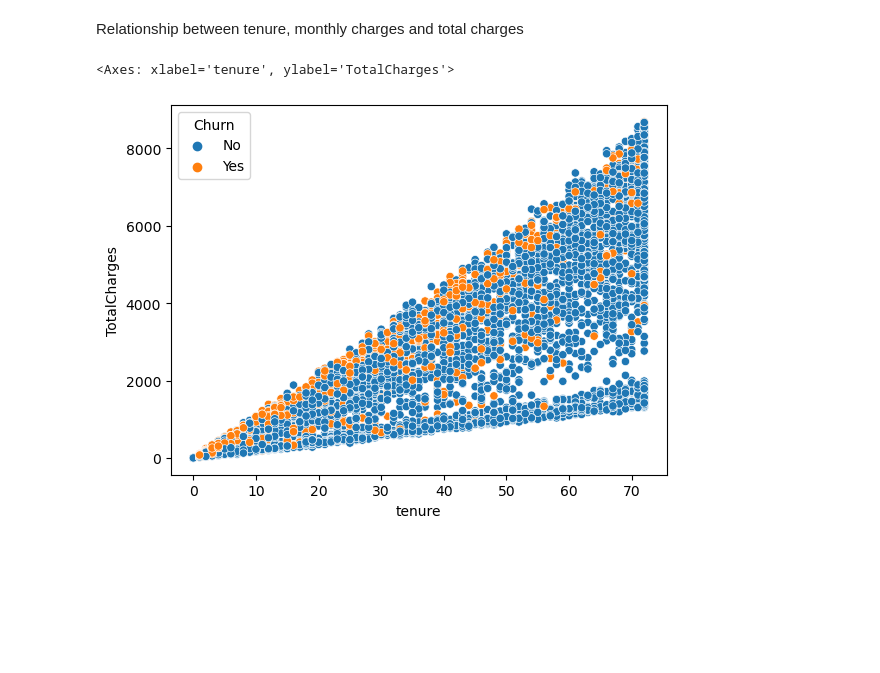
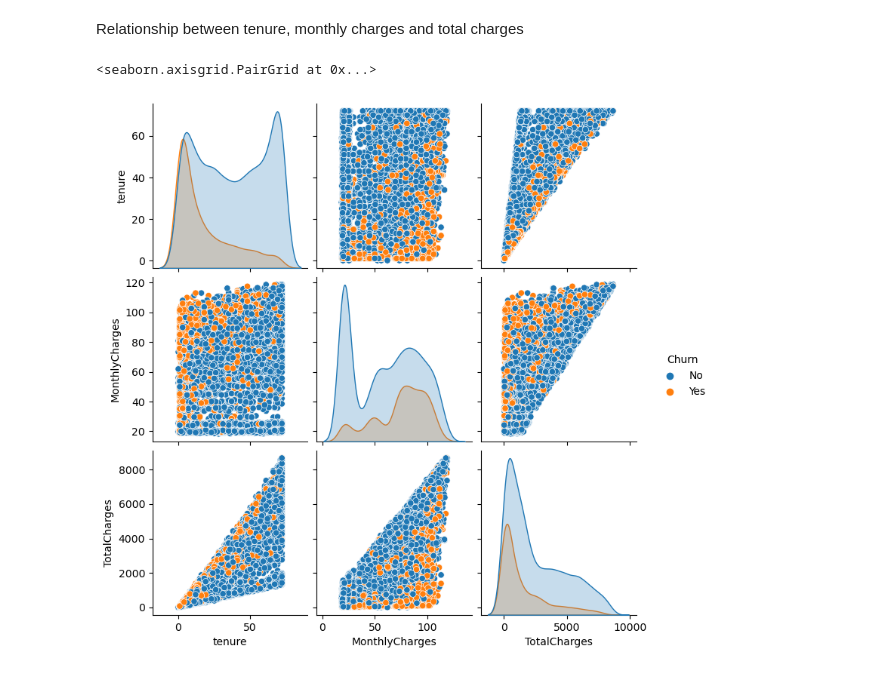
Before and after one commit to Lavinialau/Telecom-churn, a Jupyter notebook: 01_code/0_summary.ipynb, the cells around one changed output. Drawn from its saved outputs; the diff is of its cells as text; code cells hidden in the pictures; blank space fills up the shorter version.

Commit message:
add pairplot

```diff
--- a/01_code/0_summary.ipynb
+++ b/01_code/0_summary.ipynb
@@ -231,12 +220,7 @@ plot_numerical(var_num, 1, 3 ,5)
 # %% [markdown]
 Relationship between tenure, monthly charges and total charges
 # %%
-sns.scatterplot(
-    org,
-    x = 'tenure',
-    y = 'TotalCharges',
-    hue = 'Churn'
-)
+sns.pairplot(org[var_num + ['Churn']], hue='Churn')
 # %% [output]
-<Axes: xlabel='tenure', ylabel='TotalCharges'>
+<seaborn.axisgrid.PairGrid at 0x...>
-[figure, old version]
+[figure, new version]
```
Also changed, not shown: parts of 1 cell of this notebook.
